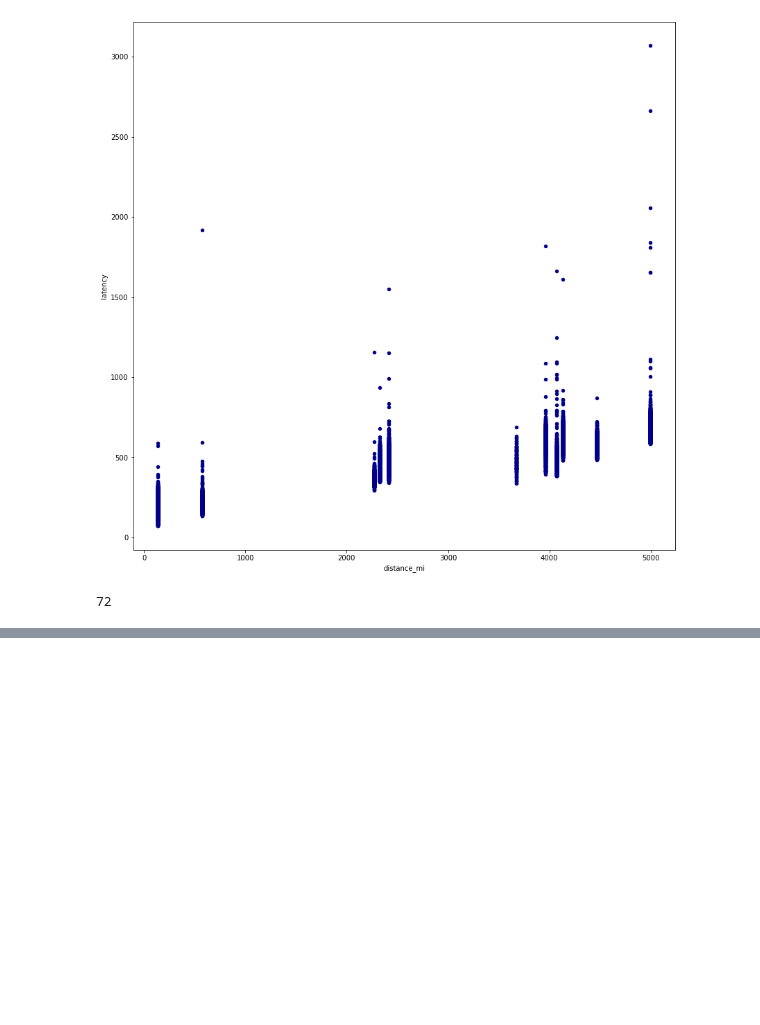
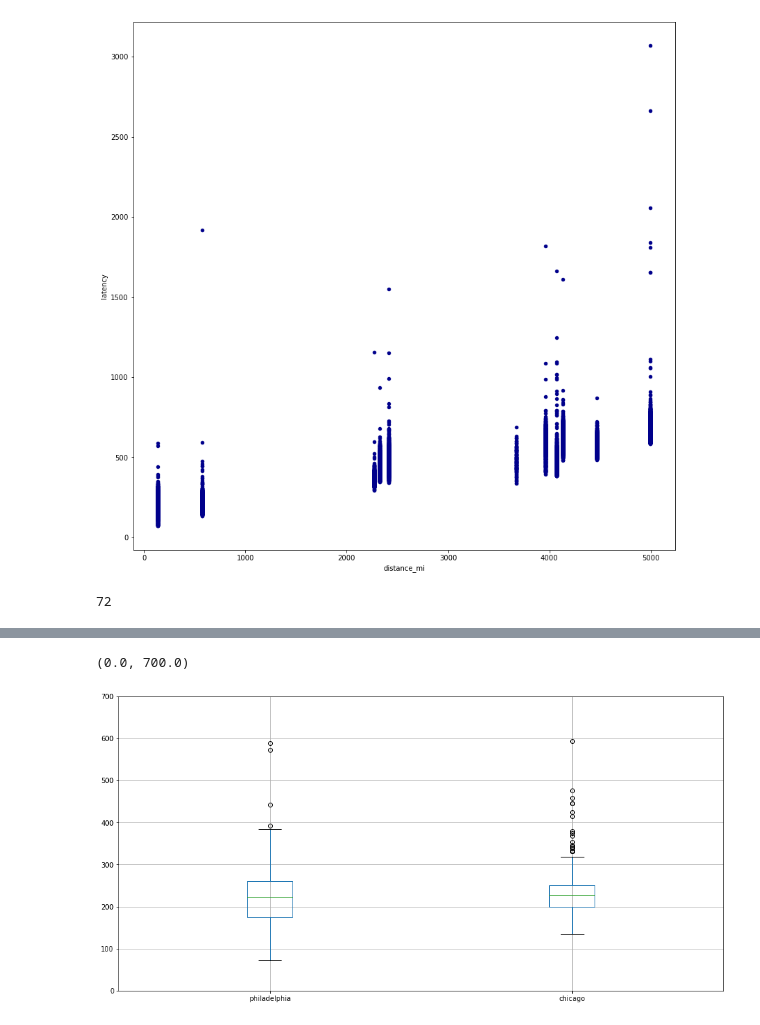
Before and after one commit to ericmelz/pingdom-parser, a Jupyter notebook: jupyter/Pingdom Parser Playground.ipynb, the cells around one changed output, grey strips where cells are left out. Cells and saved outputs as stored; diff of their text form; code cells hidden in the pictures; blank space fills up the shorter version.

```diff
--- a/jupyter/Pingdom Parser Playground.ipynb
+++ b/jupyter/Pingdom Parser Playground.ipynb
@@ -189,0 +431,2 @@ df_dist_latency2.latency.min()
+# %%
+df2 = df1.set_index(pd.RangeIndex(1000))
@@ -189,0 +458,2 @@ df_dist_latency2.latency.min()
+# %%
+df3 = df_chicago.set_index(pd.RangeIndex(1000))
@@ -189,0 +469,2 @@ df_dist_latency2.latency.min()
+# %%
+df2['chicago'] = df3['latency']
@@ -189,0 +480,2 @@ df_dist_latency2.latency.min()
+# %%
+df2.rename(columns={'latency':'philadelphia'}, inplace=True)
@@ -189,0 +491,6 @@ df_dist_latency2.latency.min()
+# %%
+boxplot = df2.boxplot(column=['philadelphia', 'chicago'], figsize=(16,8))
+plt.ylim(0,700)
+# %% [output]
+(0.0, 700.0)
+[figure, added]
```
Also changed, not shown: parts of 61 cells of this notebook.
